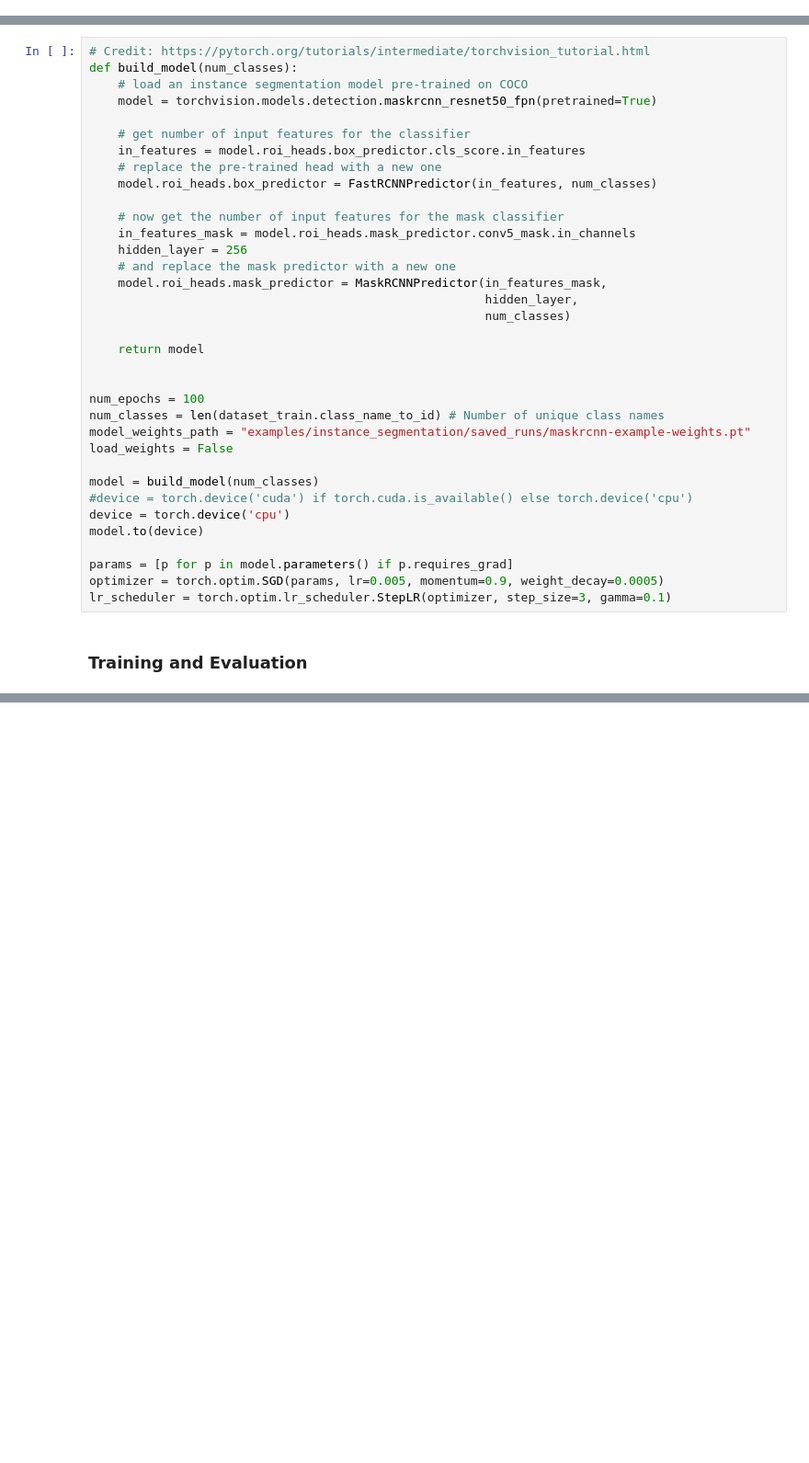
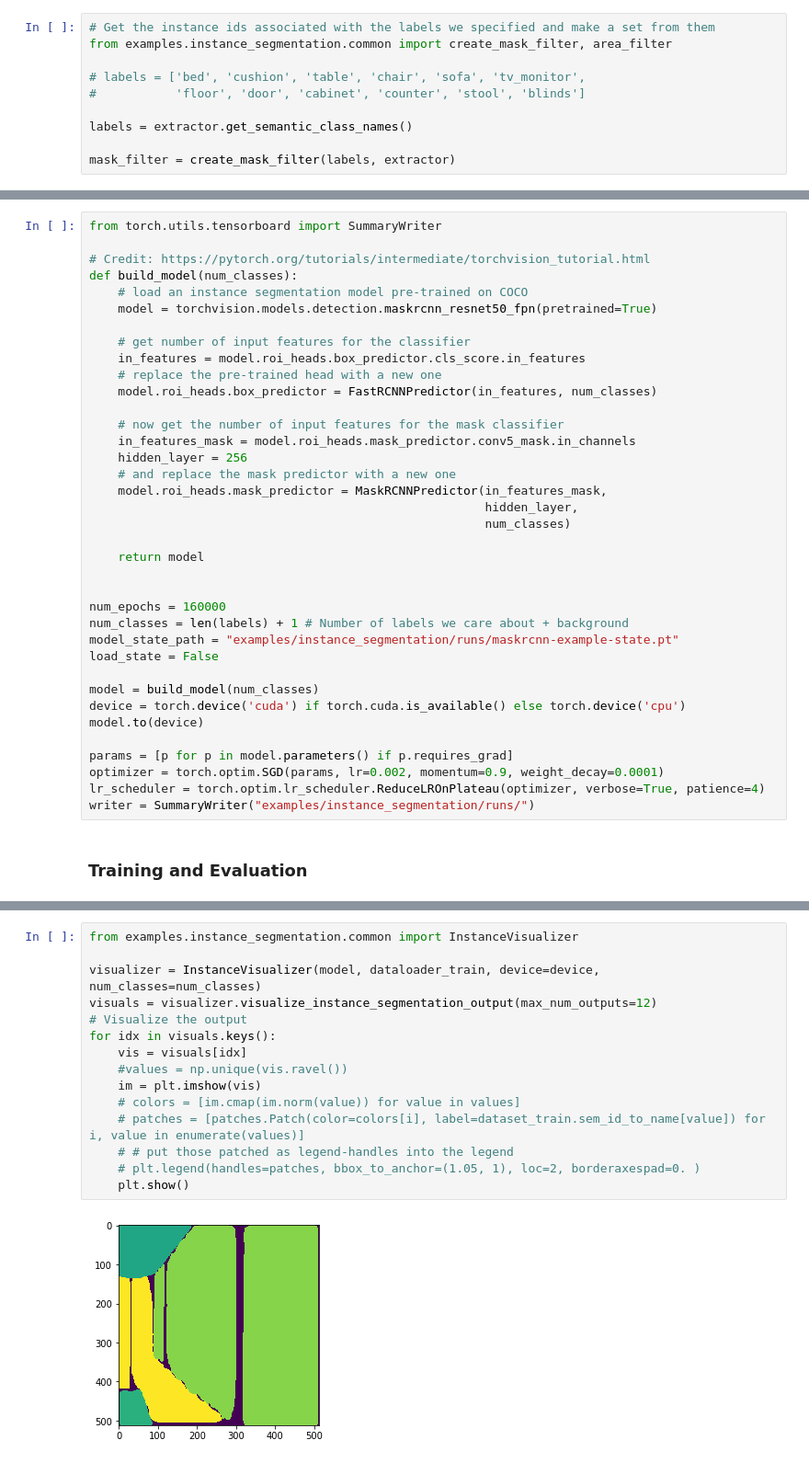
Before and after one commit to facebookresearch/habitat-sim, a Jupyter notebook: Instance-Segmentation-Example.ipynb, the cells around one changed output, grey strips where cells are left out. Shown at 92% size. Saved outputs shown, nothing was run; the diff lists cells and outputs as text; blank space fills up the shorter version.

```diff
--- a/Instance-Segmentation-Example.ipynb
+++ b/Instance-Segmentation-Example.ipynb
@@ -33,3 +51,13 @@ Below we will define the data extraction and preprocessing steps. Habitat-Sim's
+# %%
+# Get the instance ids associated with the labels we specified and make a set from them
+from examples.instance_segmentation.common import create_mask_filter, area_filter
+
+# labels = ['bed', 'cushion', 'table', 'chair', 'sofa', 'tv_monitor',
+#           'floor', 'door', 'cabinet', 'counter', 'stool', 'blinds']
+
+labels = extractor.get_semantic_class_names()
+
+mask_filter = create_mask_filter(labels, extractor)
 # %%
 def collate_fn(batch):
     return tuple(zip(*batch))
@@ -239,6 +221,8 @@ show_data(9, show_masks=True)
 # %% [markdown]
 ### Model and Training Setup
 # %%
+from torch.utils.tensorboard import SummaryWriter
+
 # Credit: https://pytorch.org/tutorials/intermediate/torchvision_tutorial.html
 def build_model(num_classes):
     # load an instance segmentation model pre-trained on COCO
@@ -260,19 +244,19 @@ def build_model(num_classes):
     return model
 
 
-num_epochs = 100
-num_classes = len(dataset_train.class_name_to_id) # Number of unique class names
-model_weights_path = "examples/instance_segmentation/saved_runs/maskrcnn-example-weights.pt"
-load_weights = False
+num_epochs = 160000
+num_classes = len(labels) + 1 # Number of labels we care about + background
+model_state_path = "examples/instance_segmentation/runs/maskrcnn-example-state.pt"
+load_state = False
 
 model = build_model(num_classes)
-#device = torch.device('cuda') if torch.cuda.is_available() else torch.device('cpu')
-device = torch.device('cpu')
+device = torch.device('cuda') if torch.cuda.is_available() else torch.device('cpu')
 model.to(device)
 
 params = [p for p in model.parameters() if p.requires_grad]
-optimizer = torch.optim.SGD(params, lr=0.005, momentum=0.9, weight_decay=0.0005)
-lr_scheduler = torch.optim.lr_scheduler.StepLR(optimizer, step_size=3, gamma=0.1)
+optimizer = torch.optim.SGD(params, lr=0.002, momentum=0.9, weight_decay=0.0001)
+lr_scheduler = torch.optim.lr_scheduler.ReduceLROnPlateau(optimizer, verbose=True, patience=4)
+writer = SummaryWriter("examples/instance_segmentation/runs/")
 # %% [markdown]
 ### Training and Evaluation
 # %%
@@ -367,0 +311,17 @@ plt.show()
+# %%
+from examples.instance_segmentation.common import InstanceVisualizer
+
+visualizer = InstanceVisualizer(model, dataloader_train, device=device, num_classes=num_classes)
+visuals = visualizer.visualize_instance_segmentation_output(max_num_outputs=12)
+# Visualize the output
+for idx in visuals.keys():
+    vis = visuals[idx]
+    #values = np.unique(vis.ravel())
+    im = plt.imshow(vis)
+    # colors = [im.cmap(im.norm(value)) for value in values]
+    # patches = [patches.Patch(color=colors[i], label=dataset_train.sem_id_to_name[value]) for i, value in enumerate(values)]
+    # # put those patched as legend-handles into the legend
+    # plt.legend(handles=patches, bbox_to_anchor=(1.05, 1), loc=2, borderaxespad=0. )
+    plt.show()
+# %% [output]
+[figure, added]
```
Also changed, not shown: parts of 18 cells of this notebook, 4 other files.
